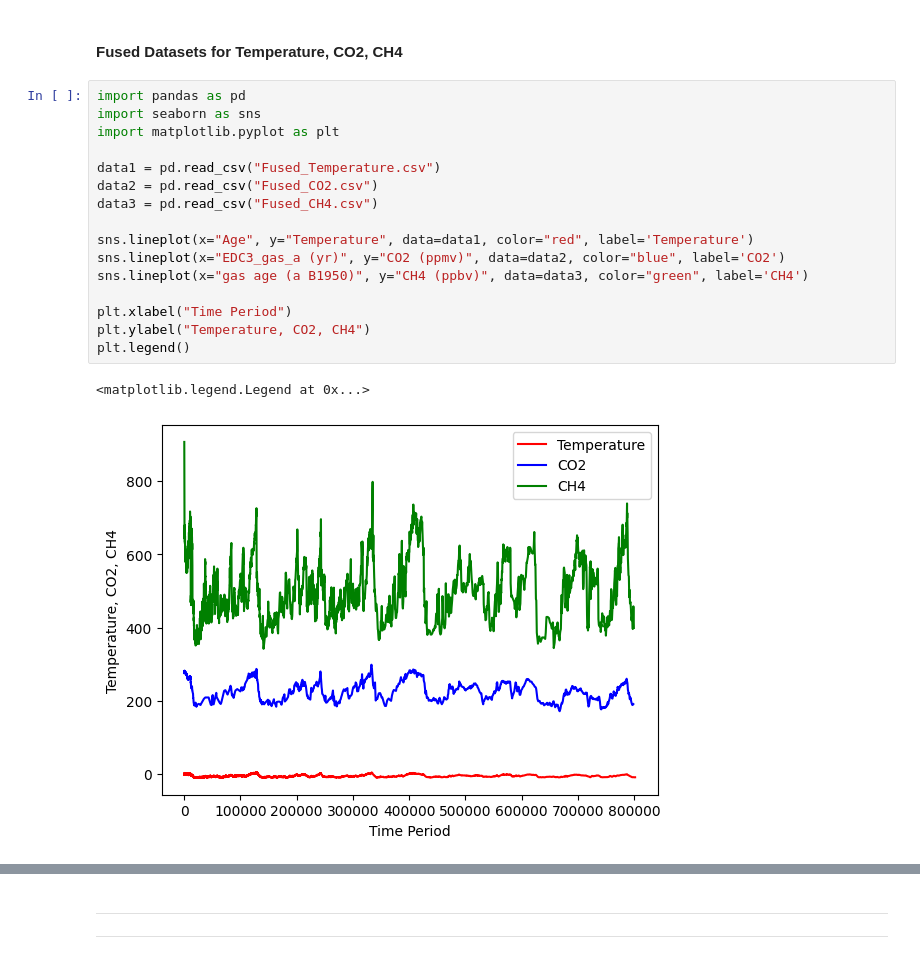
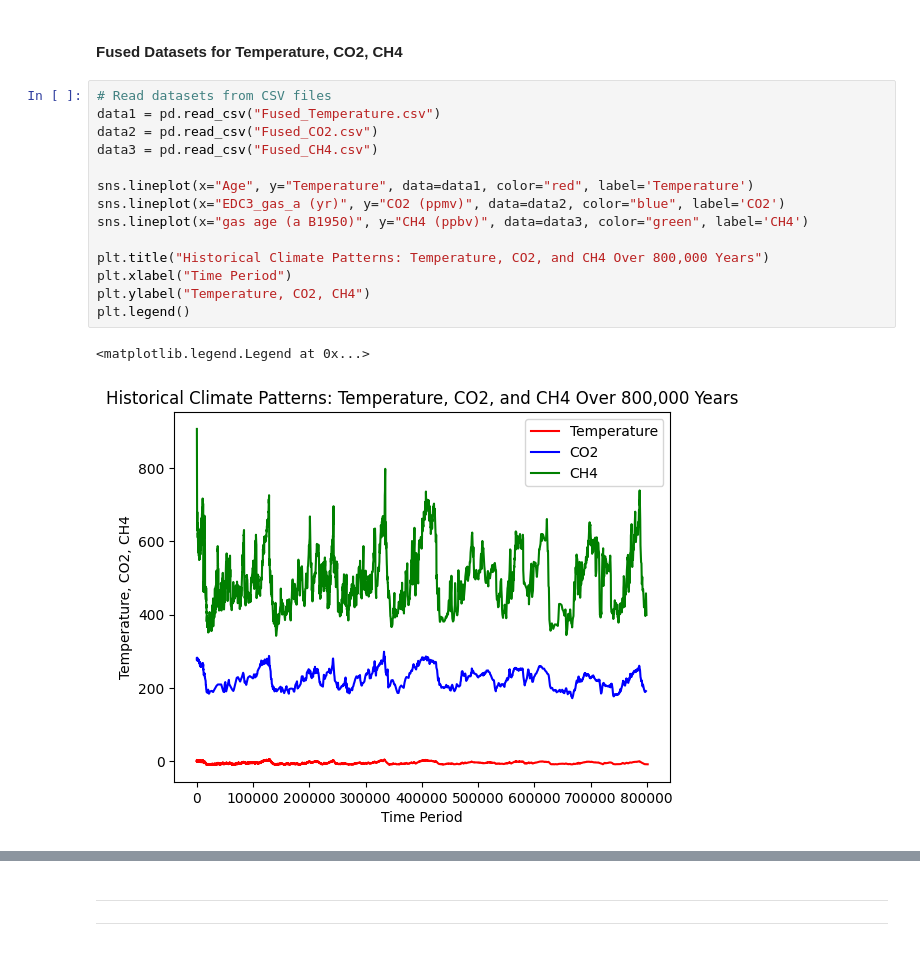
Before and after one commit to Tanjasta/PFDA_Assignment2, a Jupyter notebook: PFDA_Assignment2.ipynb, the cells around one changed output, grey strips where cells are left out. Drawn from its saved outputs; the diff is of its cells as text.

```diff
--- a/PFDA_Assignment2.ipynb
+++ b/PFDA_Assignment2.ipynb
@@ -515,21 +498,19 @@ plt.show()
 # %% [markdown]
 #### Fused Datasets for Temperature, CO2, CH4
 # %%
-import pandas as pd
-import seaborn as sns
-import matplotlib.pyplot as plt
-
+# Read datasets from CSV files
 data1 = pd.read_csv("Fused_Temperature.csv")
 data2 = pd.read_csv("Fused_CO2.csv")
 data3 = pd.read_csv("Fused_CH4.csv")
 
 sns.lineplot(x="Age", y="Temperature", data=data1, color="red", label='Temperature')
 sns.lineplot(x="EDC3_gas_a (yr)", y="CO2 (ppmv)", data=data2, color="blue", label='CO2')
 sns.lineplot(x="gas age (a B1950)", y="CH4 (ppbv)", data=data3, color="green", label='CH4')
 
+plt.title("Historical Climate Patterns: Temperature, CO2, and CH4 Over 800,000 Years")
 plt.xlabel("Time Period")
 plt.ylabel("Temperature, CO2, CH4")
 plt.legend()
 # %% [output]
 <matplotlib.legend.Legend at 0x...>
-[figure, old version]
+[figure, new version]
```
Also changed, not shown: parts of 12 cells of this notebook.
